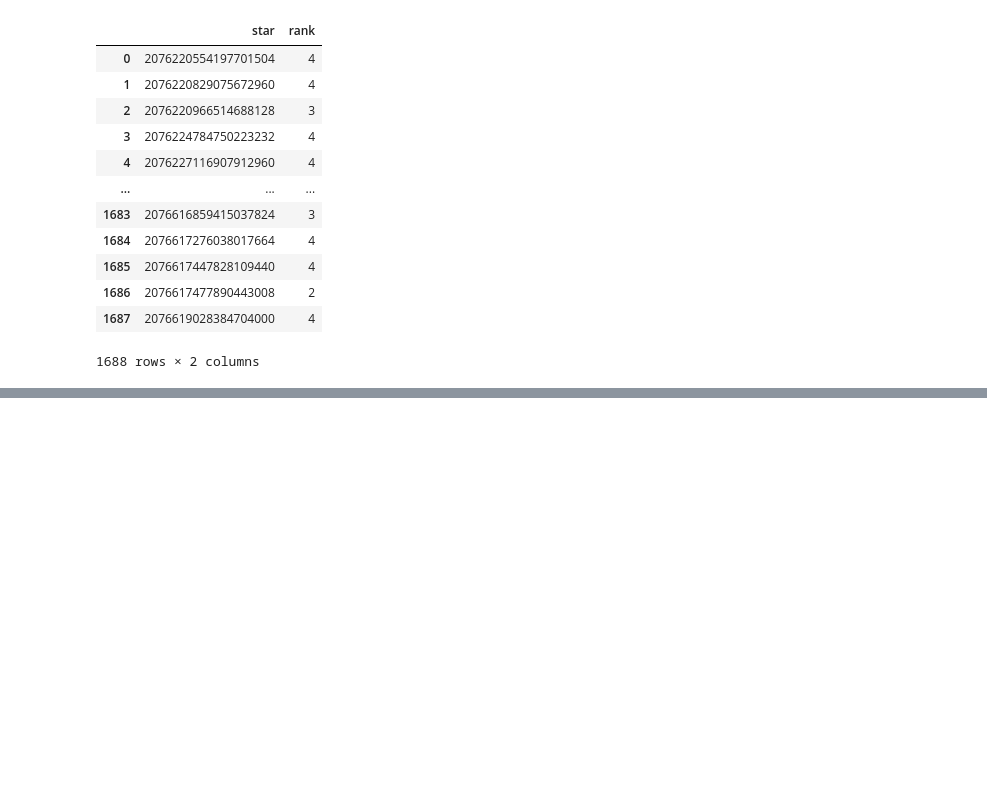
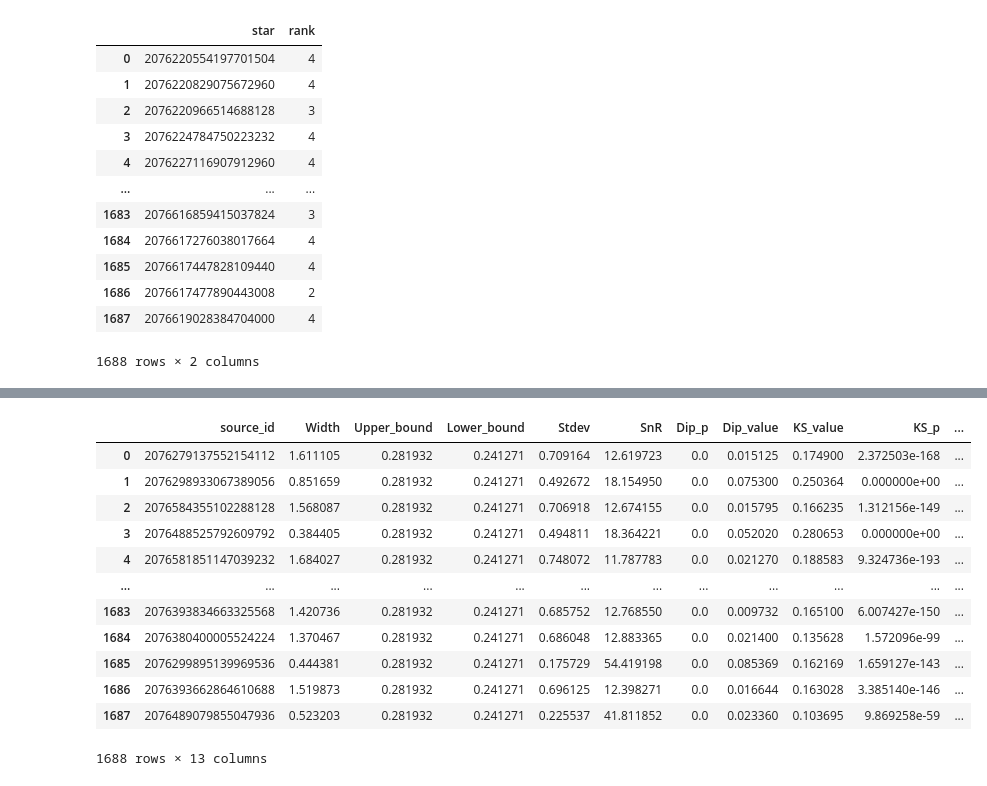
Before and after one commit to justyce5/BASE9_ML, a Jupyter notebook: comparisons.ipynb, the cells around one changed output, grey strips where cells are left out. Saved outputs shown, nothing was run; the diff lists cells and outputs as text; code cells hidden in the pictures; blank space fills up the shorter version.

```diff
--- a/comparisons.ipynb
+++ b/comparisons.ipynb
@@ -58,3 +53,19 @@ ngc6819_statistic
+# %%
+ngc6819_statistic
+# %% [output]
+|  | source_id | Width | Upper_bound | Lower_bound | Stdev | SnR | Dip_p | Dip_value | KS_value | KS_p | ... |
+| 0 | 2076279137552154112 | 1.611105 | 0.281932 | 0.241271 | 0.709164 | 12.619723 | 0.0 | 0.015125 | 0.174900 | 2.372503e-168 | ... |
+| 1 | 2076298933067389056 | 0.851659 | 0.281932 | 0.241271 | 0.492672 | 18.154950 | 0.0 | 0.075300 | 0.250364 | 0.000000e+00 | ... |
+| 2 | 2076584355102288128 | 1.568087 | 0.281932 | 0.241271 | 0.706918 | 12.674155 | 0.0 | 0.015795 | 0.166235 | 1.312156e-149 | ... |
+| 3 | 2076488525792609792 | 0.384405 | 0.281932 | 0.241271 | 0.494811 | 18.364221 | 0.0 | 0.052020 | 0.280653 | 0.000000e+00 | ... |
+| 4 | 2076581851147039232 | 1.684027 | 0.281932 | 0.241271 | 0.748072 | 11.787783 | 0.0 | 0.021270 | 0.188583 | 9.324736e-193 | ... |
+| ... | ... | ... | ... | ... | ... | ... | ... | ... | ... | ... | ... |
+| 1683 | 2076393834663325568 | 1.420736 | 0.281932 | 0.241271 | 0.685752 | 12.768550 | 0.0 | 0.009732 | 0.165100 | 6.007427e-150 | ... |
+| 1684 | 2076380400005524224 | 1.370467 | 0.281932 | 0.241271 | 0.686048 | 12.883365 | 0.0 | 0.021400 | 0.135628 | 1.572096e-99 | ... |
+| 1685 | 2076299895139969536 | 0.444381 | 0.281932 | 0.241271 | 0.175729 | 54.419198 | 0.0 | 0.085369 | 0.162169 | 1.659127e-143 | ... |
+| 1686 | 2076393662864610688 | 1.519873 | 0.281932 | 0.241271 | 0.696125 | 12.398271 | 0.0 | 0.016644 | 0.163028 | 3.385140e-146 | ... |
+| 1687 | 2076489079855047936 | 0.523203 | 0.281932 | 0.241271 | 0.225537 | 41.811852 | 0.0 | 0.023360 | 0.103695 | 9.869258e-59 | ... |
+1688 rows × 13 columns
 # %%
 y_pred_good = ngc6819_statistic[ngc6819_statistic['y_pred'] == 'Good']
 y_pred_bad = ngc6819_statistic[ngc6819_statistic['y_pred'] == 'Bad']
```
Also changed, not shown: parts of 9 cells of this notebook.
